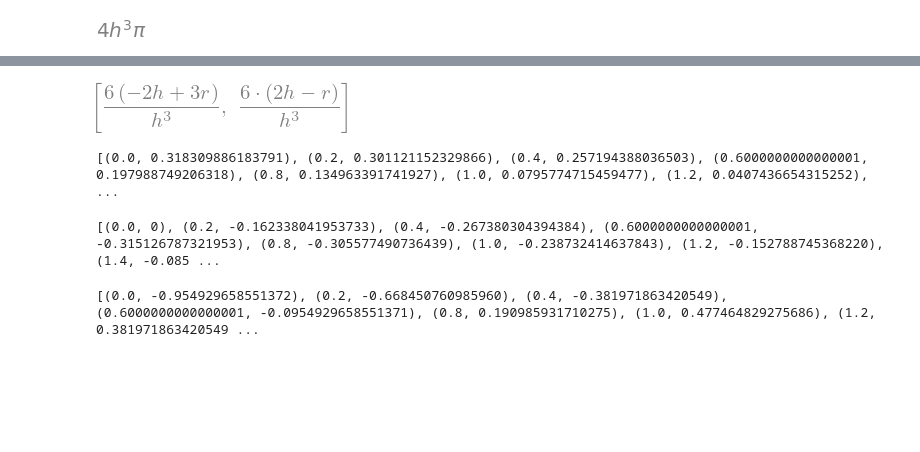
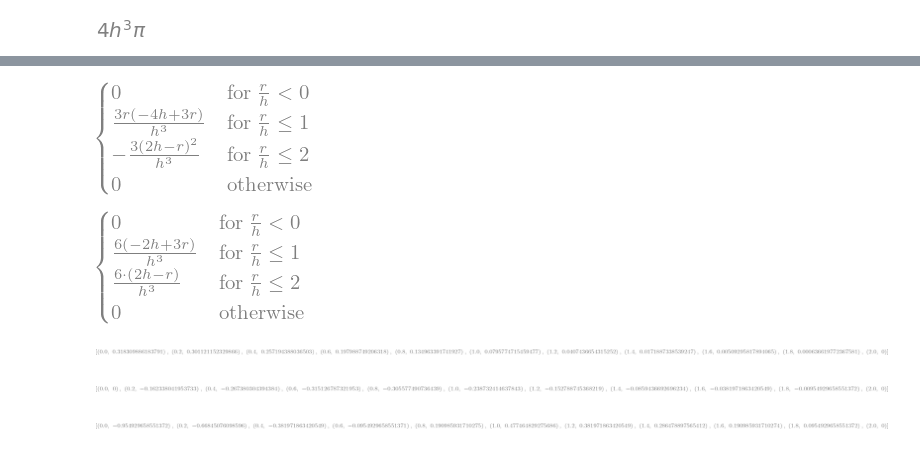
Before and after one commit to CcydtN/SmoothParticleHydrodynamics, a Jupyter notebook: equation/cubic_spline.ipynb, the cells around one changed output, grey strips where cells are left out. Saved outputs shown, nothing was run; the diff lists cells and outputs as text; code cells hidden in the pictures; blank space fills up the shorter version.

```diff
--- a/equation/cubic_spline.ipynb
+++ b/equation/cubic_spline.ipynb
@@ -10,12 +10,10 @@ q = r / h
 
 func_a = (2-q)**3 - 4*(1-q)**3
 func_b = (2-q)**3
+func = Piecewise((0, q < 0), (func_a, q <= 1), (func_b, q <= 2), (0, True))
 
 volume = integrate(4*pi*r**2*func_a, (r, 0, h)) + integrate(4*pi*r**2*func_b, (r, h, 2*h))
 
 simplify(volume)
 # %% [output]
 [figure]
-# %%
-func = list(map(simplify, [func_a, func_b]))
-func
@@ -30,33 +25,25 @@ gradient
 # %%
-lacian_func = lambda func: simplify(diff(func, r))
-lapcian = list(map(lacian_func, gradient))
-lapcian
+gradient = simplify(diff(func,r))
+gradient
 # %% [output]
-[figure, old version]
+[figure, new version]
+# %%
+lapcian = simplify(diff(gradient,r))
+lapcian
+# %% [output]
+[figure, added]
 # %%
 s = [(h, 1), (pi, math.pi)]
 
 # Assume h == 1
-a = [(2/10*i, (func_a/volume).subs([(r,2/10*i)]).subs(s)) for i in range(5)]
-b = [(2/10*i+1, (func_b/volume).subs([(r,2/10*i+1)]).subs(s)) for i in range(5)]
-print(a+b)
+[(2/10*i, (func/volume).subs([(r,2/10*i)]).subs(s)) for i in range(11)]
 # %% [output]
-[(0.0, 0.318309886183791), (0.2, 0.301121152329866), (0.4, 0.257194388036503), (0.6000000000000001, 0.197988749206318), (0.8, 0.134963391741927), (1.0, 0.0795774715459477), (1.2, 0.0407436654315252),  ...
+[figure, added]
 # %%
-s = [(h, 1), (pi, math.pi)]
-
-# Assume h == 1
-a = [(2/10*i, (gradient[0]/volume).subs([(r,2/10*i)]).subs(s)) for i in range(5)]
-b = [(2/10*i+1, (gradient[1]/volume).subs([(r,2/10*i+1)]).subs(s)) for i in range(6)]
-print(a+b)
+[(2/10*i, (gradient/volume).subs([(r,2/10*i)]).subs(s)) for i in range(11)]
 # %% [output]
-[(0.0, 0), (0.2, -0.162338041953733), (0.4, -0.267380304394384), (0.6000000000000001, -0.315126787321953), (0.8, -0.305577490736439), (1.0, -0.238732414637843), (1.2, -0.152788745368220), (1.4, -0.085 ...
+[figure, added]
 # %%
-s = [(h, 1), (pi, math.pi)]
-
-# Assume h == 1
-a = [(2/10*i, (lapcian[0]/volume).subs([(r,2/10*i)]).subs(s)) for i in range(5)]
-b = [(2/10*i+1, (lapcian[1]/volume).subs([(r,2/10*i+1)]).subs(s)) for i in range(6)]
-print(a+b)
+[(2/10*i, (lapcian/volume).subs([(r,2/10*i)]).subs(s)) for i in range(11)]
 # %% [output]
-[(0.0, -0.954929658551372), (0.2, -0.668450760985960), (0.4, -0.381971863420549), (0.6000000000000001, -0.0954929658551371), (0.8, 0.190985931710275), (1.0, 0.477464829275686), (1.2, 0.381971863420549 ...
+[figure, added]
```
Also changed, not shown: parts of 6 cells of this notebook.
